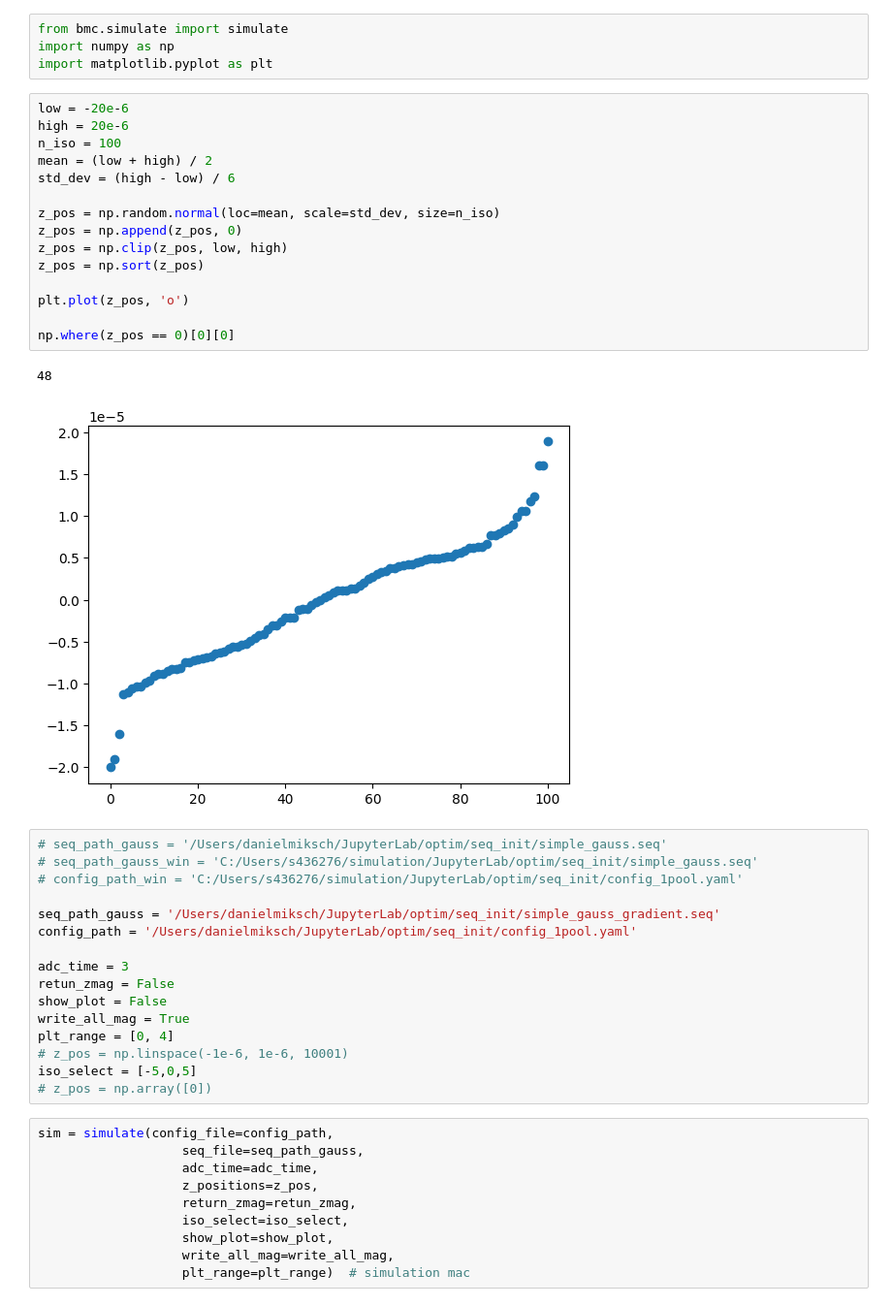
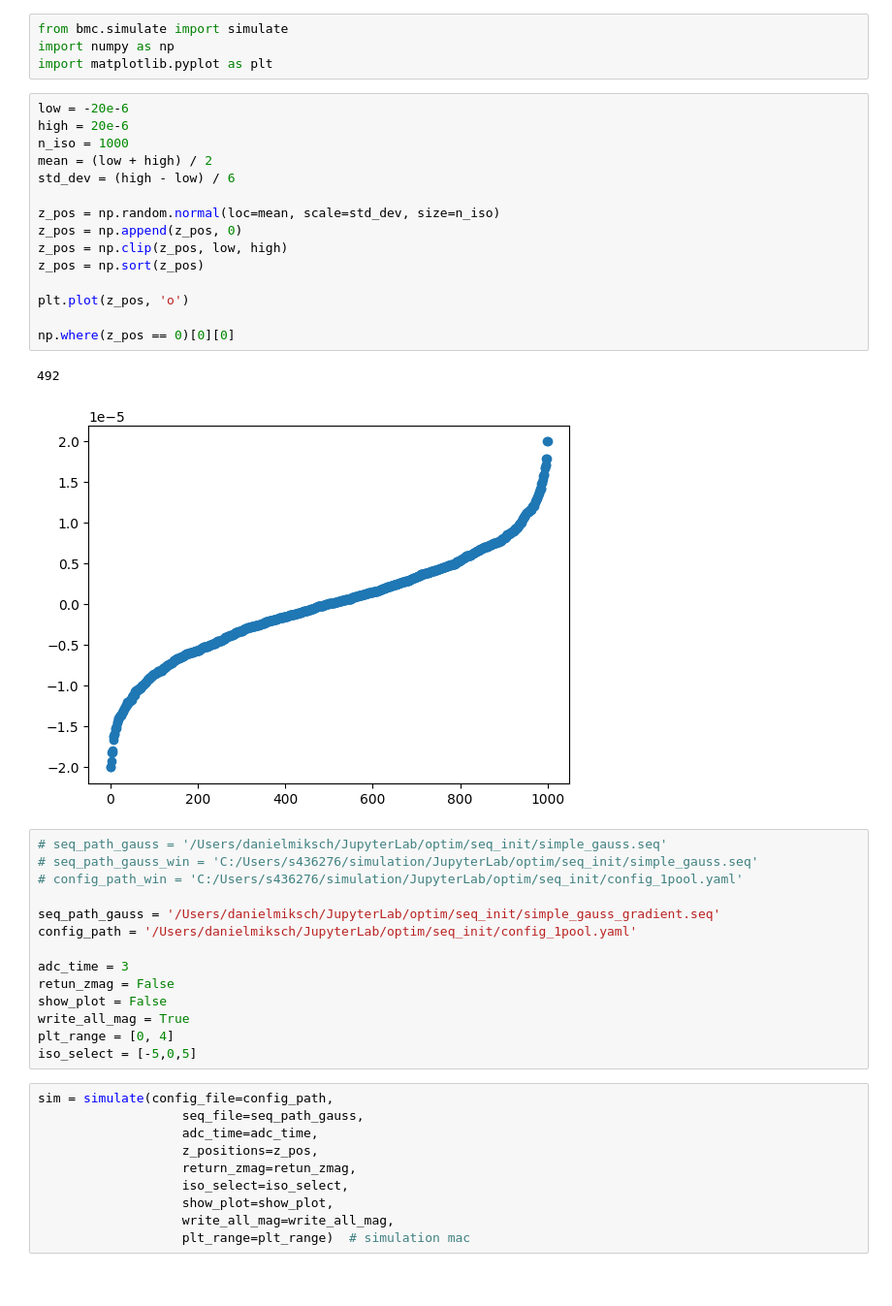
Before and after one commit to dantona02/optim, a Jupyter notebook: testing.ipynb, the cells around one changed output. Shown: that part at 97% size. Drawn from its saved outputs; the diff is of its cells as text.

```diff
--- a/testing.ipynb
+++ b/testing.ipynb
@@ -7,21 +7,21 @@ import matplotlib.pyplot as plt
 # %%
 low = -20e-6
 high = 20e-6
-n_iso = 100
+n_iso = 1000
 mean = (low + high) / 2
 std_dev = (high - low) / 6
 
 z_pos = np.random.normal(loc=mean, scale=std_dev, size=n_iso)
 z_pos = np.append(z_pos, 0)
 z_pos = np.clip(z_pos, low, high)
 z_pos = np.sort(z_pos)
 
 plt.plot(z_pos, 'o')
 
 np.where(z_pos == 0)[0][0]
 # %% [output]
-48
+492
-[figure, old version]
+[figure, new version]
 # %%
 # seq_path_gauss = '/Users/danielmiksch/JupyterLab/optim/seq_init/simple_gauss.seq'
 # seq_path_gauss_win = 'C:/Users/s436276/simulation/JupyterLab/optim/seq_init/simple_gauss.seq'
@@ -35,9 +35,7 @@ retun_zmag = False
 show_plot = False
 write_all_mag = True
 plt_range = [0, 4]
-# z_pos = np.linspace(-1e-6, 1e-6, 10001)
 iso_select = [-5,0,5]
-# z_pos = np.array([0])
 # %%
 sim = simulate(config_file=config_path,
                    seq_file=seq_path_gauss,
```
Also changed, not shown: parts of 3 cells of this notebook.
